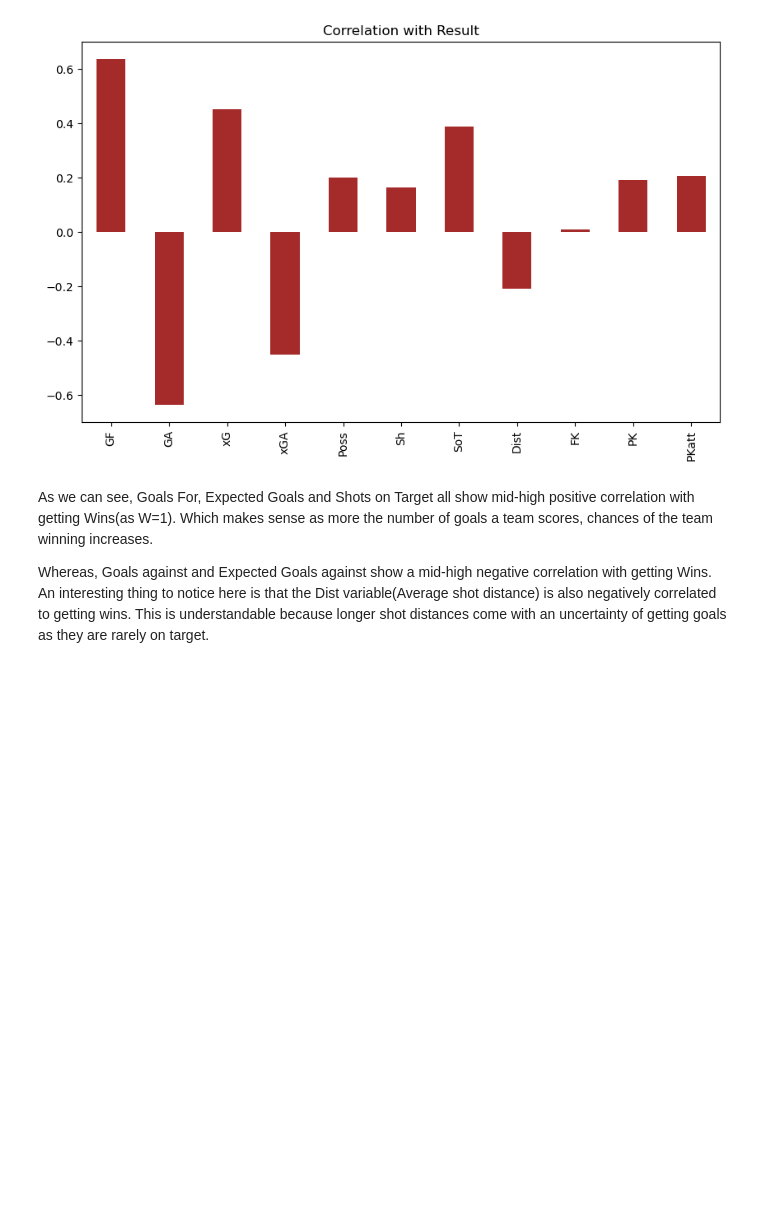
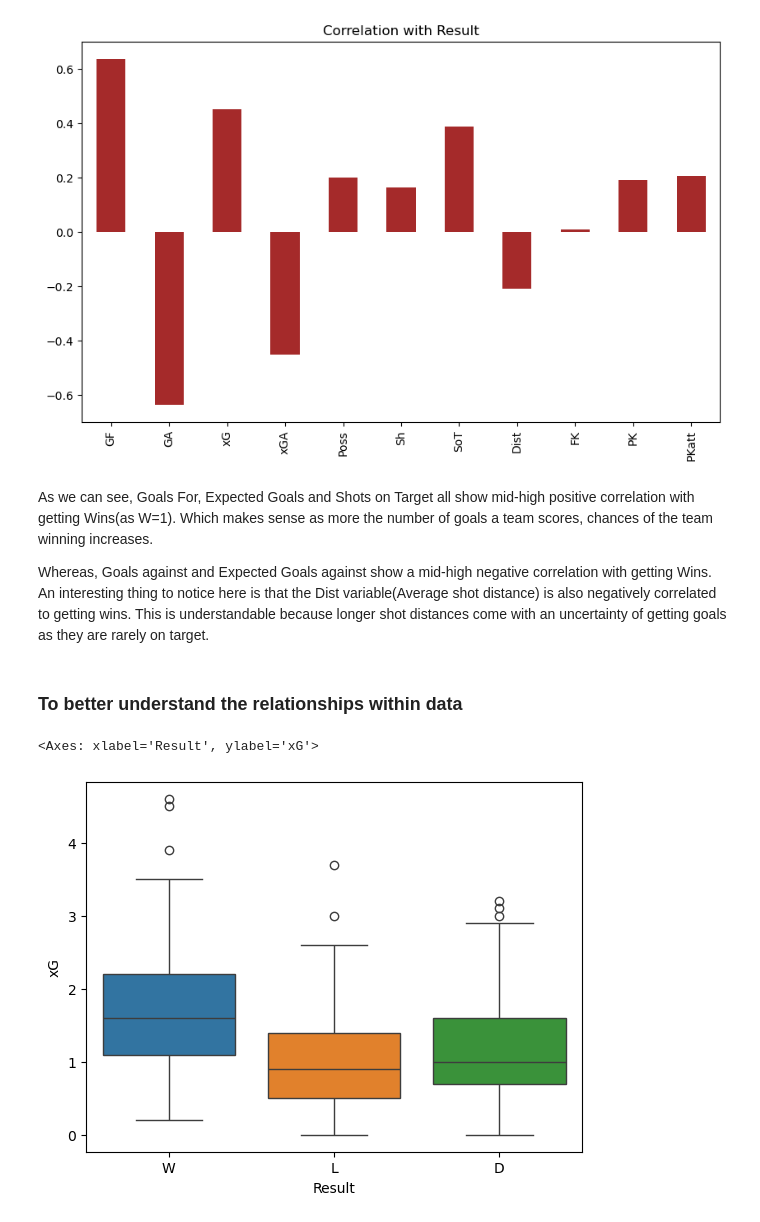
Before and after one commit to manasbagul/Football-La-Liga-2023-24-analysis, a Jupyter notebook: Codes/analysis.ipynb, the cells around one changed output. Saved outputs shown, nothing was run; the diff lists cells and outputs as text; code cells hidden in the pictures; blank space fills up the shorter version.

```diff
--- a/Codes/analysis.ipynb
+++ b/Codes/analysis.ipynb
@@ -291,3 +295,10 @@ df_numeric.drop(["Result"], axis=1).corrwith(df_numeric["Result"]).plot(kind='ba
 As we can see, Goals For, Expected Goals and Shots on Target all show mid-high positive correlation with getting Wins(as W=1). Which makes sense as more the number of goals a team scores, chances of the team winning increases.
 
 Whereas, Goals against and Expected Goals against show a mid-high negative correlation with getting Wins. An interesting thing to notice here is that the Dist variable(Average shot distance) is also negatively correlated to getting wins. This is understandable because longer shot distances come with an uncertainty of getting goals as they are rarely on target.
+# %% [markdown]
+### To better understand the relationships within data
+# %%
+sns.boxplot(x=df_updated["Result"], y=df_updated["xG"], hue=df_updated["Result"])
+# %% [output]
+<Axes: xlabel='Result', ylabel='xG'>
+[figure, added]
```
Also changed, not shown: parts of 19 cells of this notebook.
